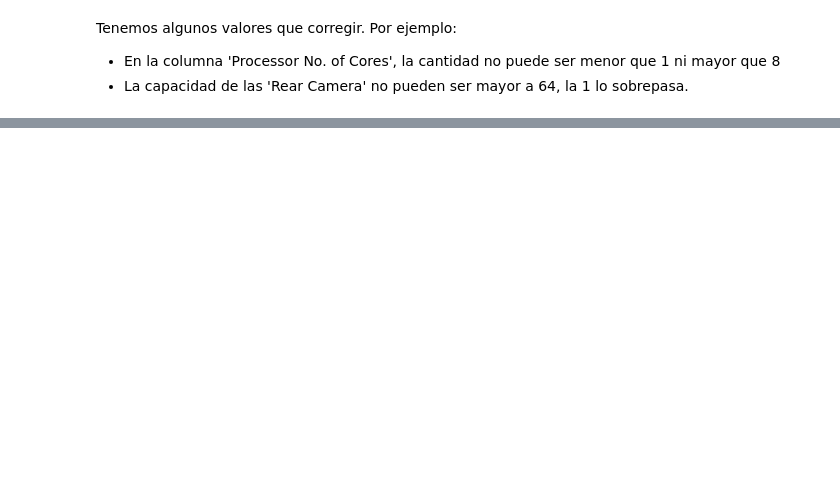
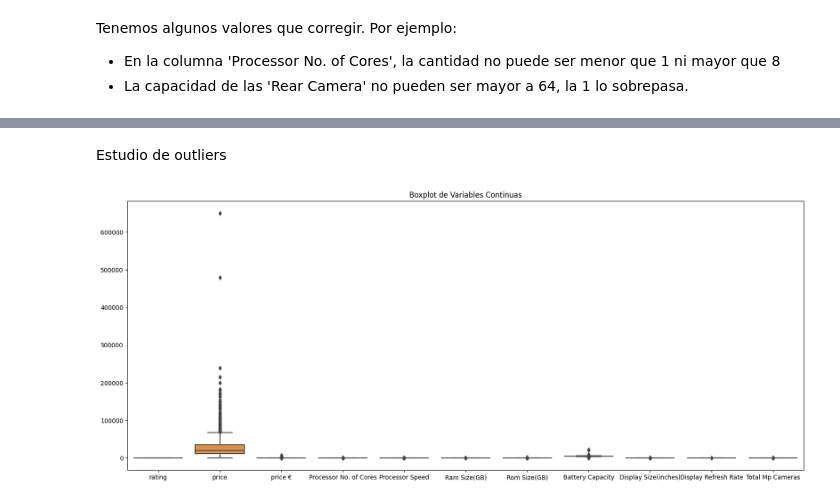
Before and after one commit to manuelangelrodr/EDA_Smartphones, a Jupyter notebook: src/notebooks/EDA_Provisional.ipynb, the cells around one changed output, grey strips where cells are left out. Saved outputs shown, nothing was run; the diff lists cells and outputs as text; code cells hidden in the pictures; blank space fills up the shorter version.

```diff
--- a/src/notebooks/EDA_Provisional.ipynb
+++ b/src/notebooks/EDA_Provisional.ipynb
@@ -1152,0 +1161,2 @@ df_corregido.describe()
+# %%
+df_corregido = df_corregido[new_order + [col for col in df_corregido.columns if col not in new_order]]
@@ -1152,0 +1179,4 @@ df_corregido.describe()
+# %%
+df_corregido['Total Mp Cameras'] = df_corregido[['Rear Camera 1', 'Rear Camera 2', 'Rear Camera 3', 'Front Camera']].sum(axis=1)
+# %%
+df_corregido = df_corregido.drop(columns=['Rear Camera 1', 'Rear Camera 2', 'Rear Camera 3', 'Front Camera'])
@@ -1154,0 +1247,13 @@ df_corregido.to_csv('../data/smartphones_final.csv', index=True)
+# %% [markdown]
+Estudio de outliers
+# %%
+continuous_columns = ['rating', 'price', 'price €', 'Processor No. of Cores', 'Processor Speed',
+                      'Ram Size(GB)', 'Rom Size(GB)', 'Battery Capacity', 'Display Size(inches)',
+                      'Display Refresh Rate', 'Total Mp Cameras']
+# %%
+plt.figure(figsize=(20, 8))
+sns.boxplot(data=df_corregido[continuous_columns])
+plt.title('Boxplot de Variables Continuas')
+plt.show()
+# %% [output]
+[figure, added]
```
Also changed, not shown: parts of 103 cells of this notebook, 5 other files.
